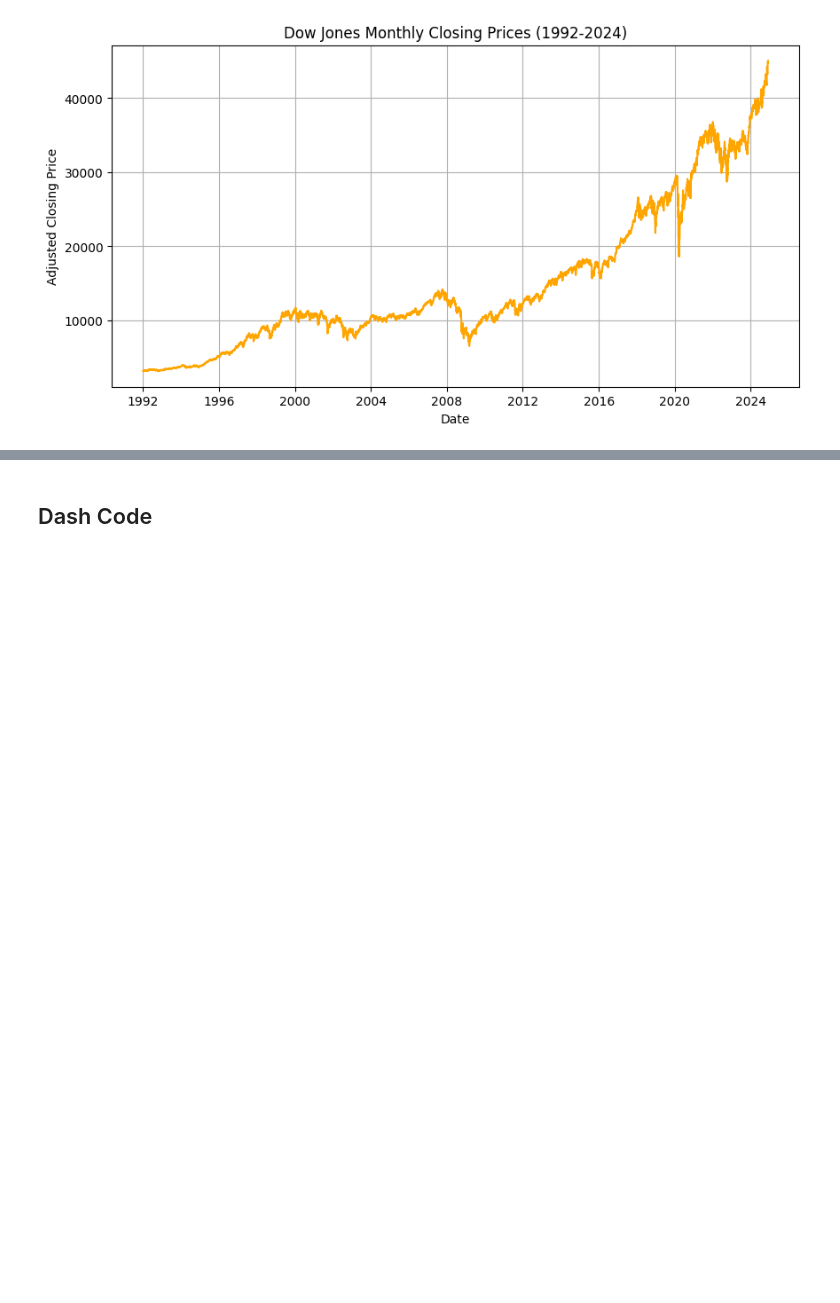
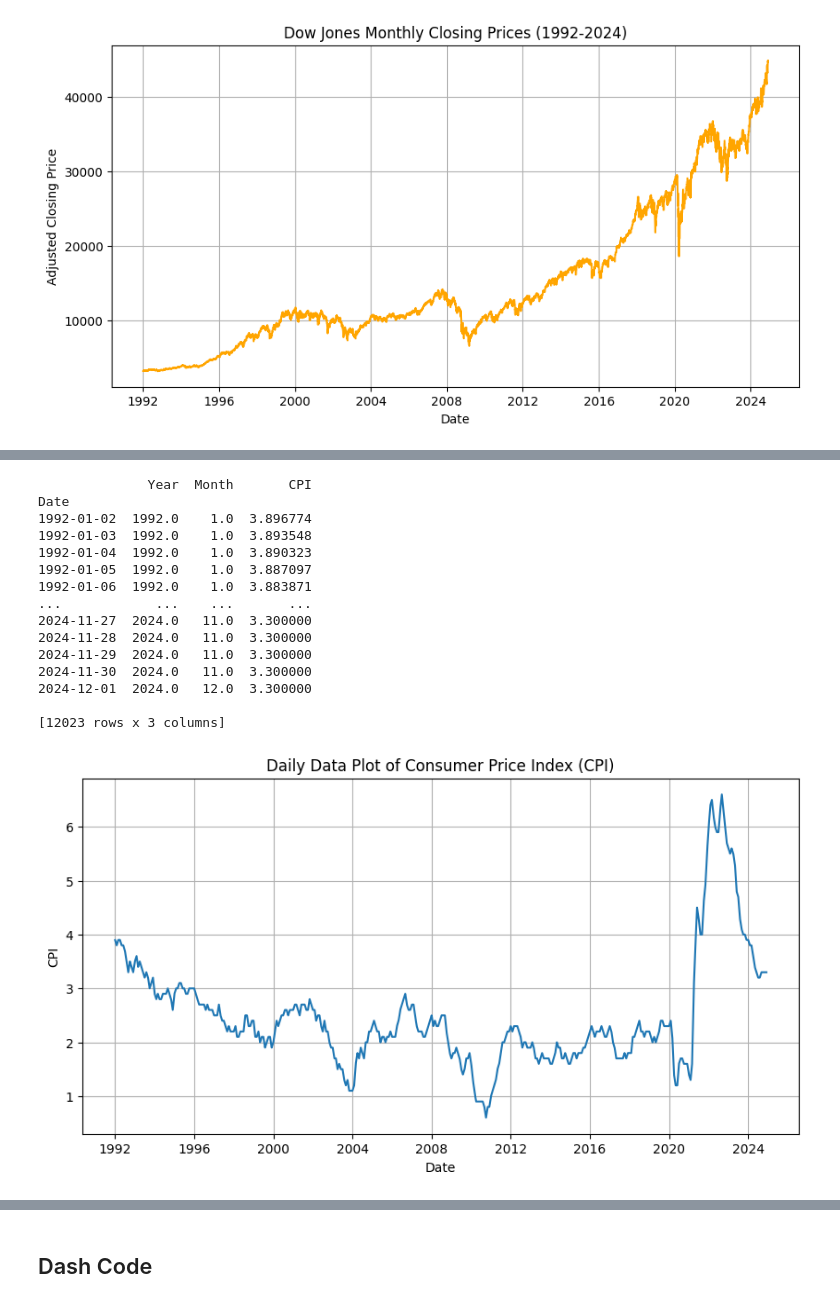
Before and after one commit to MichaelP901/Stock-Market-Predictor, a Jupyter notebook: capstone.ipynb, the cells around one changed output, grey strips where cells are left out. Saved outputs shown, nothing was run; the diff lists cells and outputs as text; code cells hidden in the pictures; blank space fills up the shorter version.

```diff
--- a/capstone.ipynb
+++ b/capstone.ipynb
@@ -477,0 +149,51 @@ NameError: name 'results_sp500' is not defined
+# %%
+# CPI Data
+cpi_data = pd.read_csv("cpi_data.csv")
+cpi_data.drop(columns=["HALF1", "HALF2"], inplace=True)
+cpi_data_long = cpi_data.melt(id_vars=["Year"], var_name="Month", value_name="CPI")
+cpi_data_long["Month"] = pd.to_datetime(cpi_data_long["Month"], format="%b").dt.month
+cpi_data_long["Date"] = pd.to_datetime(cpi_data_long[["Year", "Month"]].assign(Day=1))
+cpi_data_long = cpi_data_long.sort_values("Date")
+
+daily_index = pd.date_range(start=cpi_data_long['Date'].min(),
+                            end=cpi_data_long['Date'].max(),
+                            freq='D')
+
+cpi_data_daily = cpi_data_long.set_index('Date').reindex(daily_index)
+
+cpi_data_daily['CPI'] = cpi_data_daily['CPI'].interpolate(method='linear')
+cpi_data_daily['Year'] = cpi_data_daily['Year'].fillna(method="ffill")
+cpi_data_daily['Month'] = cpi_data_daily['Month'].fillna(method="ffill")
+
+cpi_data_daily.index.name = 'Date'
+
+cpi_data_daily = cpi_data_daily.loc[start_date:]
+print(cpi_data_daily)
+
+#loc[start_date:]
+
+# Plot for CPI
+plt.figure(figsize=(10, 5))
+plt.plot(cpi_data_daily.index, cpi_data_daily["CPI"])
+plt.title("Daily Data Plot of Consumer Price Index (CPI)")
+plt.xlabel("Date")
+plt.ylabel("CPI")
+plt.grid()
+plt.show()
+# %% [output]
+              Year  Month       CPI
+Date
+1992-01-02  1992.0    1.0  3.896774
+1992-01-03  1992.0    1.0  3.893548
+1992-01-04  1992.0    1.0  3.890323
+1992-01-05  1992.0    1.0  3.887097
+1992-01-06  1992.0    1.0  3.883871
+...            ...    ...       ...
+2024-11-27  2024.0   11.0  3.300000
+2024-11-28  2024.0   11.0  3.300000
+2024-11-29  2024.0   11.0  3.300000
+2024-11-30  2024.0   11.0  3.300000
+2024-12-01  2024.0   12.0  3.300000
+
+[12023 rows x 3 columns]
+[figure, added]
```
Also changed, not shown: parts of 38 cells of this notebook.
